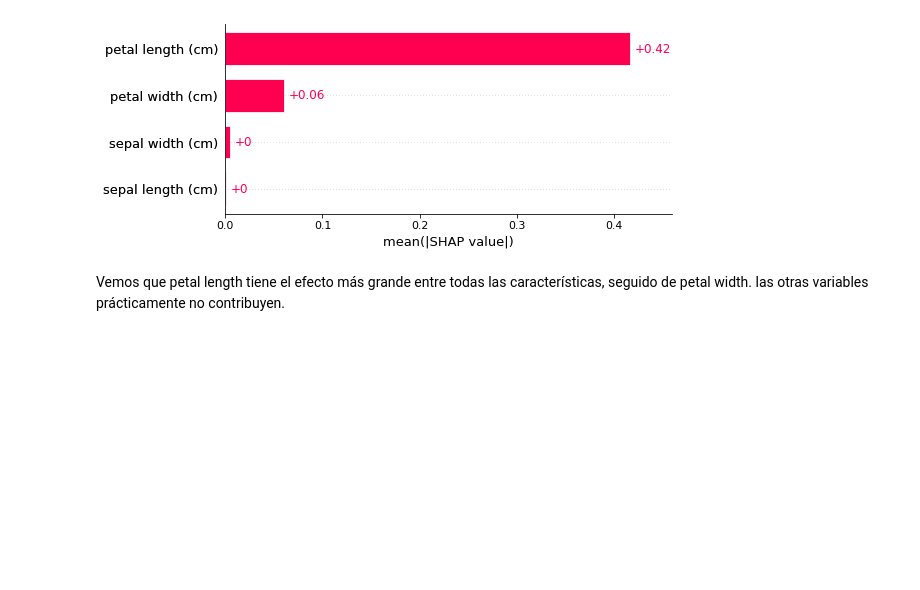
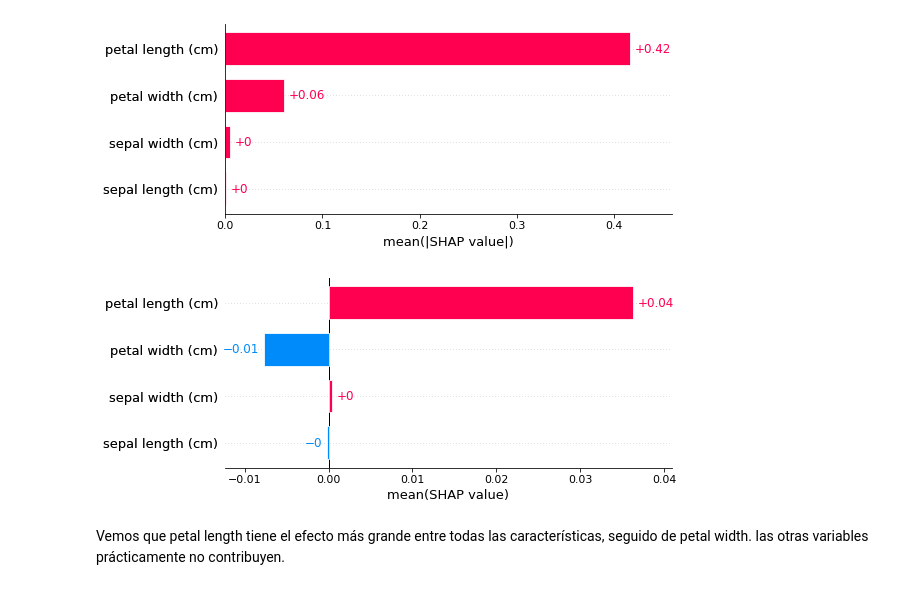
Before and after one commit to fforster/MDS7201, a Jupyter notebook: notebooks/ML_interpretability/ML_interpretabilidad.ipynb, the cells around one changed output. Saved outputs shown, nothing was run; the diff lists cells and outputs as text; code cells hidden in the pictures; blank space fills up the shorter version.

```diff
--- a/notebooks/ML_interpretability/ML_interpretabilidad.ipynb
+++ b/notebooks/ML_interpretability/ML_interpretabilidad.ipynb
@@ -572,6 +572,13 @@ shap_values_test = explainer(X_test)
 shap.plots.bar(shap_values_test.abs.mean(0))
 # %% [output]
 [figure]
+# %%
+shap_values_test = explainer(X_test)
+
+# Plot SHAP values
+shap.plots.bar(shap_values_test.mean(0))
+# %% [output]
+[figure, added]
 # %% [markdown]
 Vemos que petal length tiene el efecto más grande entre todas las características, seguido de petal width. las otras variables prácticamente no contribuyen.
 # %% [markdown]
```
Also changed, not shown: parts of 36 cells of this notebook, 1 other file.
